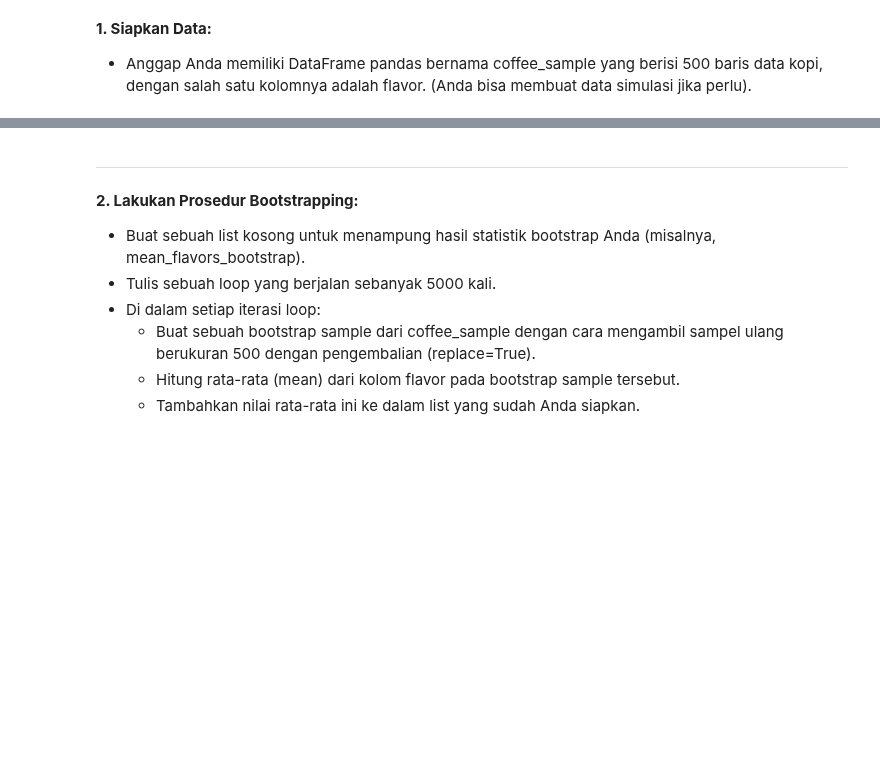
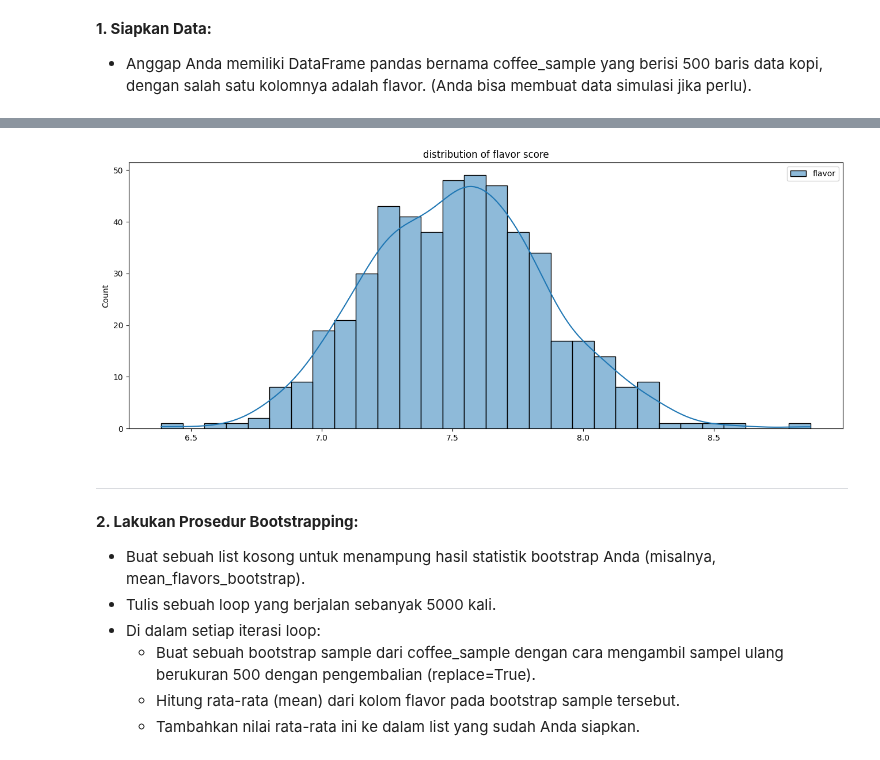
Before and after one commit to Aris0506/Python-Data-Analysis-Project-learning-journey, a Jupyter notebook: 007Sampling in python/4Bootstrap Distributions/Analisis Harga Kopi.ipynb, the cells around one changed output, grey strips where cells are left out. Cells and saved outputs as stored; diff of their text form; code cells hidden in the pictures; blank space fills up the shorter version.

```diff
--- a/007Sampling in python/4Bootstrap Distributions/Analisis Harga Kopi.ipynb
+++ b/007Sampling in python/4Bootstrap Distributions/Analisis Harga Kopi.ipynb
@@ -17,3 +17,33 @@
 **1. Siapkan Data:**
 
 - Anggap Anda memiliki DataFrame pandas bernama coffee_sample yang berisi 500 baris data kopi, dengan salah satu kolomnya adalah flavor. (Anda bisa membuat data simulasi jika perlu).
+# %%
+import pandas as pd
+import numpy as np
+
+# --- Membuat Dataset Simulasi ---
+
+# Menetapkan seed untuk reproduktifitas, agar hasil acak kita selalu sama
+np.random.seed(42)
+
+# Menentukan parameter untuk data kita
+jumlah_sampel = 500
+rata_rata_rasa = 7.52  # Rata-rata yang realistis berdasarkan materi
+std_dev_rasa = 0.35    # Standar deviasi yang realistis berdasarkan materi
+
+# Membuat 500 data skor 'flavor' yang terdistribusi normal
+skor_rasa = np.random.normal(loc=rata_rata_rasa, scale=std_dev_rasa, size=jumlah_sampel)
+
+# Memastikan tidak ada skor yang di luar rentang 0-10 (walaupun kemungkinannya kecil)
+skor_rasa = np.clip(skor_rasa, 0, 10)
+
+# Membuat DataFrame pandas
+coffee_sample = pd.DataFrame({'flavor': skor_rasa})
+
+# --- Menampilkan Hasil ---
+# print("Dataset 'coffee_sample' berhasil dibuat!")
+print("Berikut adalah 5 baris pertama dari dataset:")
+print(coffee_sample.head())
+
+print("\nInformasi tentang dataset:")
+coffee_sample.info()
@@ -20,3 +68,15 @@
+# %%
+
+# histogram distribution
+import matplotlib.pyplot as plt
+import seaborn as sns
+
+plt.figure(figsize=(16,6))
+sns.histplot(coffee_sample, bins=30, kde=True)
+plt.title('distribution of flavor score')
+plt.show()
+# %% [output]
+[figure, added]
 # %% [markdown]
 ---
 
```
Also changed, not shown: parts of 5 cells of this notebook.
